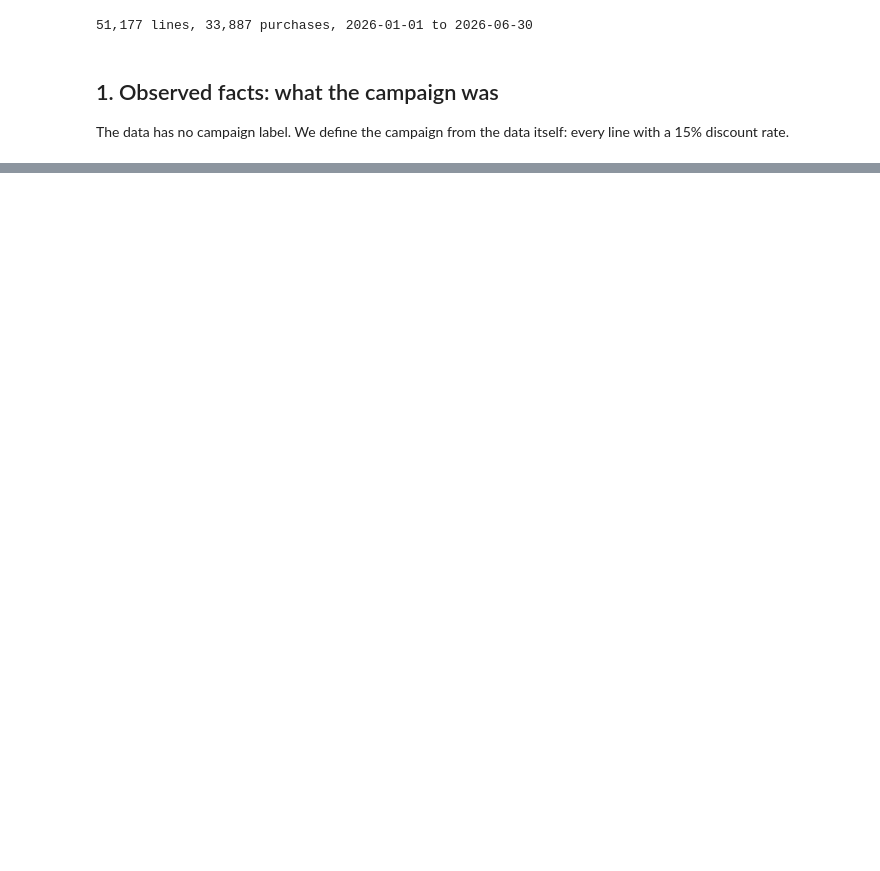
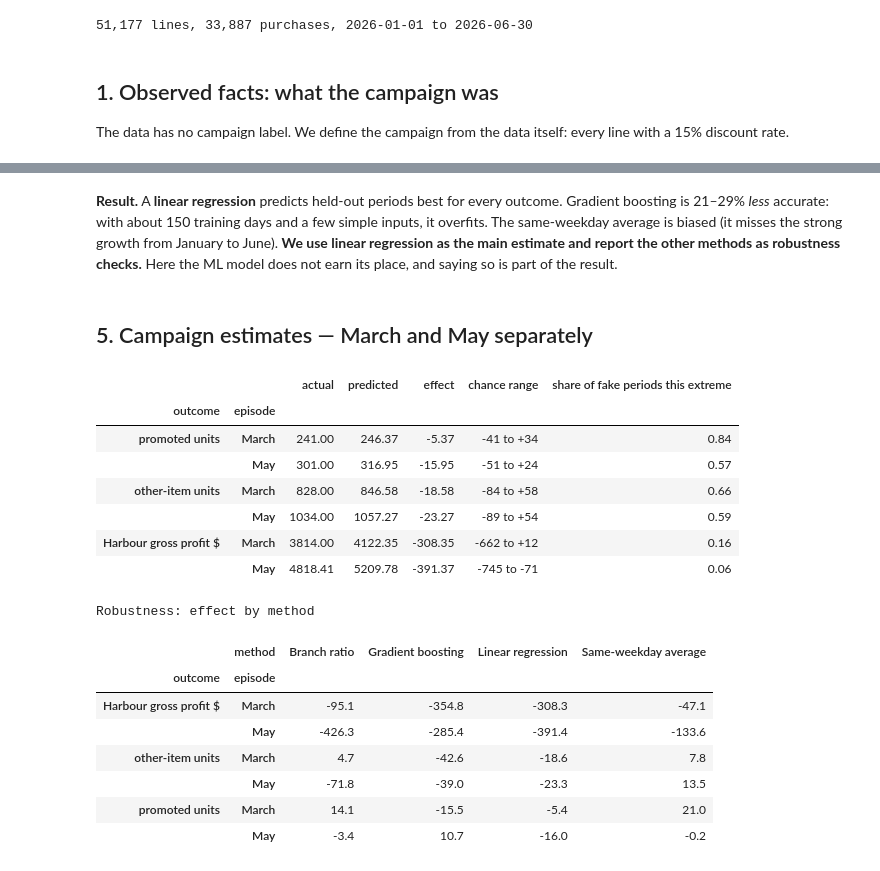
Before and after one commit to Zahraa0610/EECE490-HACKATHON-zjad, a Jupyter notebook: stories_step1/notebooks/02_promo_campaign.ipynb, the cells around one changed output, grey strips where cells are left out. Cells and saved outputs as stored; diff of their text form; code cells hidden in the pictures; blank space fills up the shorter version.

```diff
--- a/stories_step1/notebooks/02_promo_campaign.ipynb
+++ b/stories_step1/notebooks/02_promo_campaign.ipynb
@@ -325,0 +207,41 @@ To detect a +30% lift (80% power, 5% level): ~20 offer days + 20 control days
+# %% [markdown]
+**Result.** A **linear regression** predicts held-out periods best for every outcome. Gradient boosting is 21–29% *less* accurate: with about 150 training days and a few simple inputs, it overfits. The same-weekday average is biased (it misses the strong growth from January to June). **We use linear regression as the main estimate and report the other methods as robustness checks.** Here the ML model does not earn its place, and saying so is part of the result.
+# %% [markdown]
+## 5. Campaign estimates — March and May separately
+# %%
+EPISODES = {"March": CAMP & (idx.month == 3), "May": CAMP & (idx.month == 5)}
+est = []
+for oname, spec in OUTCOMES.items():
+    noise = cv[(cv.outcome == oname) & (cv.method == "Linear regression")]["err8"]
+    for ep, mask in EPISODES.items():
+        for m in METHODS:
+            pred = predict(daily, m, spec, CLEAN, mask).sum()
+            act = daily.loc[mask, spec["y"]].sum()
+            row = {"outcome": oname, "episode": ep, "method": m, "actual": act, "predicted": pred, "effect": act - pred}
+            if m == "Linear regression":
+                row["chance range"] = f"{act - pred + noise.quantile(0.05):+.0f} to {act - pred + noise.quantile(0.95):+.0f}"
+                row["share of fake periods this extreme"] = (noise.abs() >= abs(act - pred)).mean()
+            est.append(row)
+est = pd.DataFrame(est)
+main = est[est.method == "Linear regression"].set_index(["outcome", "episode"]).drop(columns="method")
+display(main.round(2))
+print("Robustness: effect by method")
+display(est.pivot_table(index=["outcome", "episode"], columns="method", values="effect").round(1))
+# %% [output]
+|  |  | actual | predicted | effect | chance range | share of fake periods this extreme |
+| outcome | episode |  |  |  |  |  |
+| promoted units | March | 241.00 | 246.37 | -5.37 | -41 to +34 | 0.84 |
+|  | May | 301.00 | 316.95 | -15.95 | -51 to +24 | 0.57 |
+| other-item units | March | 828.00 | 846.58 | -18.58 | -84 to +58 | 0.66 |
+|  | May | 1034.00 | 1057.27 | -23.27 | -89 to +54 | 0.59 |
+| Harbour gross profit $ | March | 3814.00 | 4122.35 | -308.35 | -662 to +12 | 0.16 |
+|  | May | 4818.41 | 5209.78 | -391.37 | -745 to -71 | 0.06 |
+Robustness: effect by method
+|  | method | Branch ratio | Gradient boosting | Linear regression | Same-weekday average |
+| outcome | episode |  |  |  |  |
+| Harbour gross profit $ | March | -95.1 | -354.8 | -308.3 | -47.1 |
+|  | May | -426.3 | -285.4 | -391.4 | -133.6 |
+| other-item units | March | 4.7 | -42.6 | -18.6 | 7.8 |
+|  | May | -71.8 | -39.0 | -23.3 | 13.5 |
+| promoted units | March | 14.1 | -15.5 | -5.4 | 21.0 |
+|  | May | -3.4 | 10.7 | -16.0 | -0.2 |
```
Also changed, not shown: parts of 49 cells of this notebook, 9 other files.
